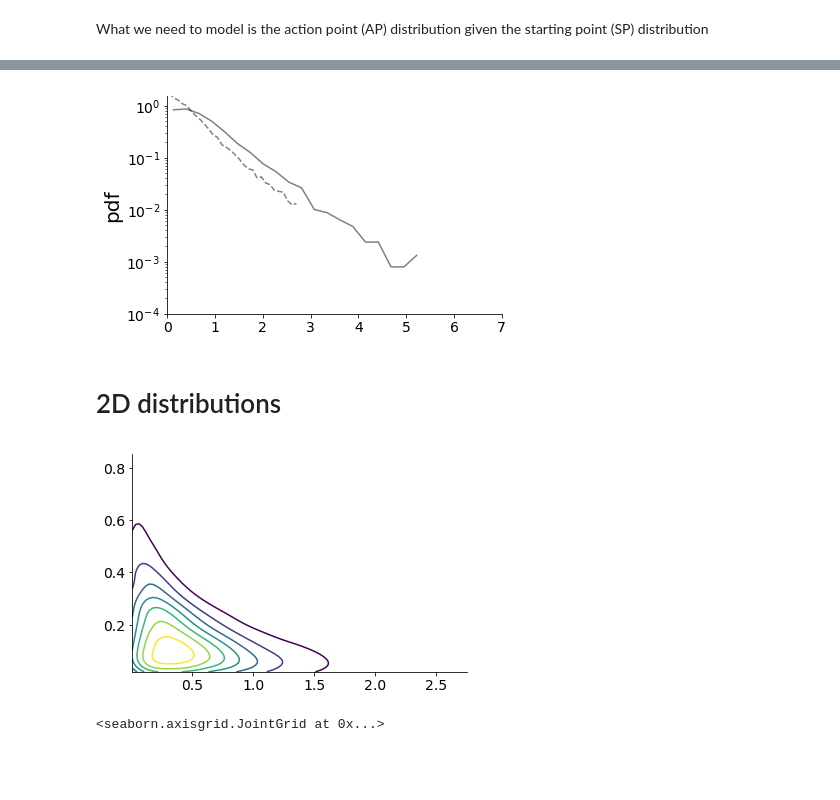
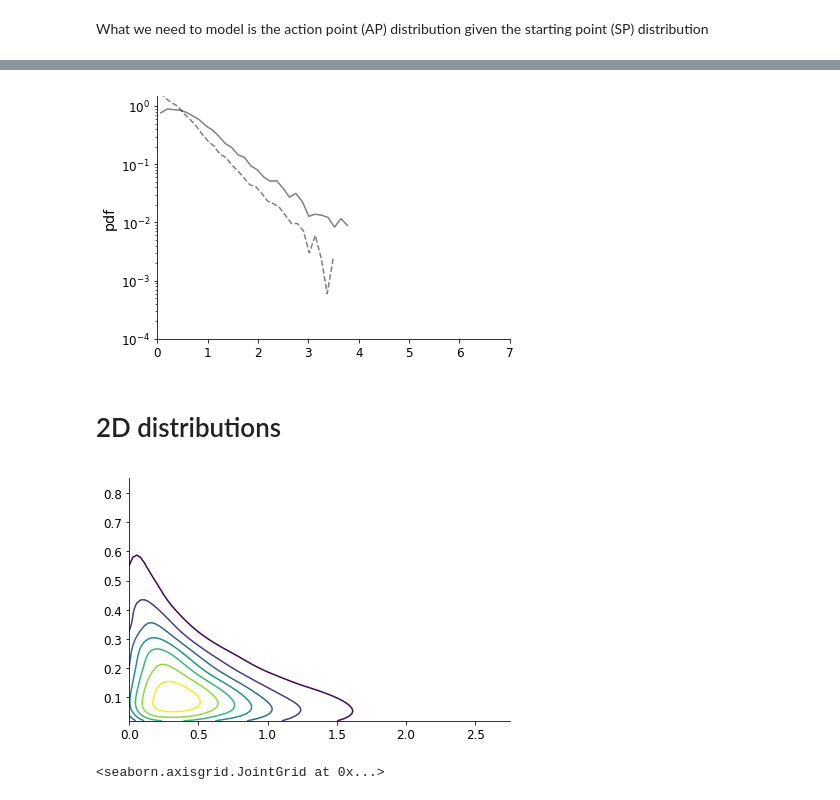
Before and after one commit to cherepaha/initiation, a Jupyter notebook: ddm_stick.ipynb, the cells around one changed output, grey strips where cells are left out. Saved outputs shown, nothing was run; the diff lists cells and outputs as text; code cells hidden in the pictures; blank space fills up the shorter version.

```diff
--- a/ddm_stick.ipynb
+++ b/ddm_stick.ipynb
@@ -61,22 +61,22 @@ ax = overlay_exp_data(exp_data, plt.figure().gca())
 # %%
-ax = overlay_exp_data(exp_data[exp_data.sp_scaled<exp_data.sp_scaled.quantile(0.99)], plt.figure().gca())
+ax = overlay_exp_data(exp_data[exp_data.ap_scaled<exp_data.ap_scaled.quantile(0.99)], plt.figure().gca())
 # %% [output]
-[figure, old version]
+[figure, new version]
 # %% [markdown]
 # 2D distributions
 # %%
 m1, m2 = exp_data.sp_scaled, exp_data.delta_t
 
-[xmin, xmax] = m1.quantile([0.01, 0.99])
-[ymin, ymax] = m2.quantile([0.01, 0.99])
+[xmin, xmax] = m1.quantile([0.0, 0.99])
+[ymin, ymax] = m2.quantile([0.0, 0.99])
 
 X, Y = np.mgrid[xmin:xmax:100j, ymin:ymax:100j]
 positions = np.vstack([X.ravel(), Y.ravel()])
 
 values = np.vstack([m1, m2])
 
-kernel = stats.gaussian_kde(values)
-Z = np.reshape(kernel(positions).T, X.shape)
+pdf = stats.gaussian_kde(values)
+Z = np.reshape(pdf(positions).T, X.shape)
 
 fig = plt.figure()
 ax = fig.add_subplot(111)
@@ -88,7 +88,7 @@ CS = ax.contour(X, Y, Z)
 ax.set_xlim([xmin, xmax])
 ax.set_ylim([ymin, ymax]);
 # %% [output]
-[figure, old version]
+[figure, new version]
 # %%
 def plot_pdf(data, var, ax=None, ls='-', by_subj=True):
     subjects = np.arange(1, 11)
```
Also changed, not shown: parts of 15 cells of this notebook, 1 other file.
